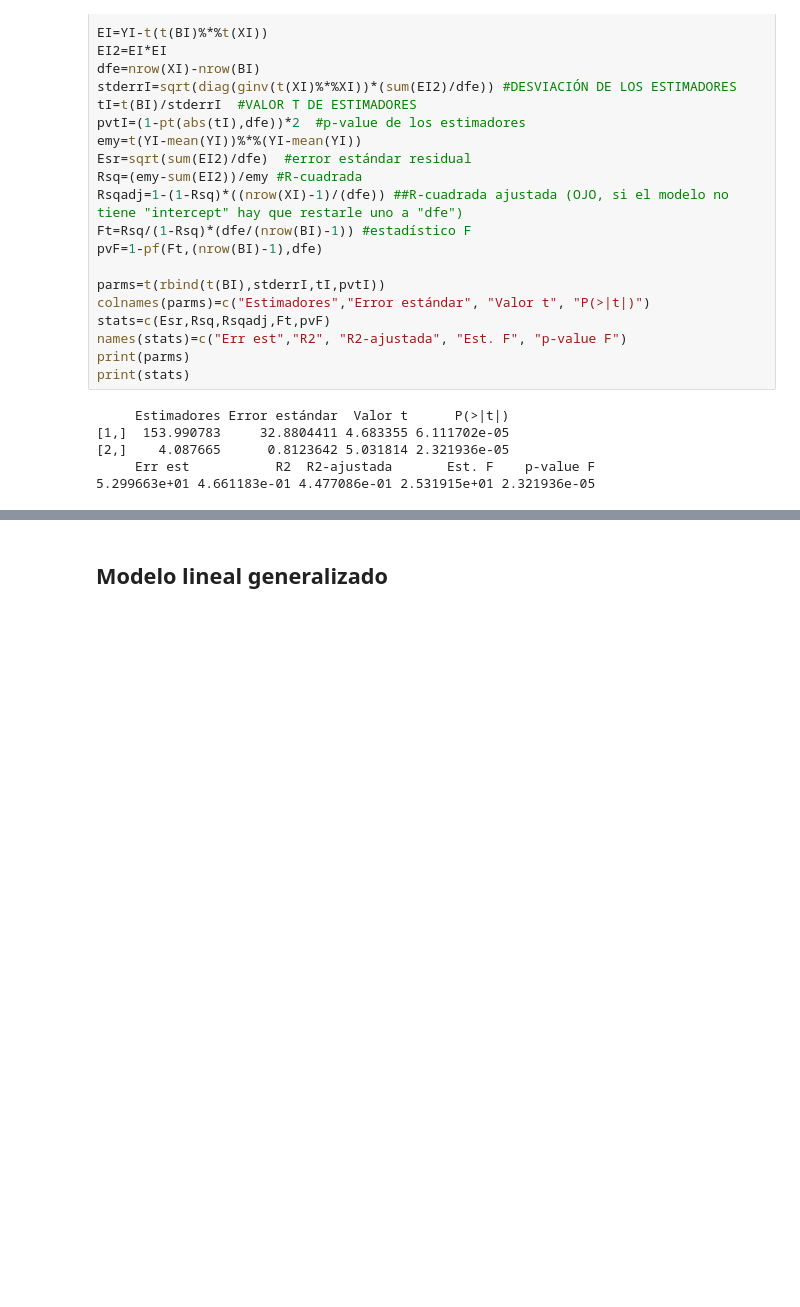
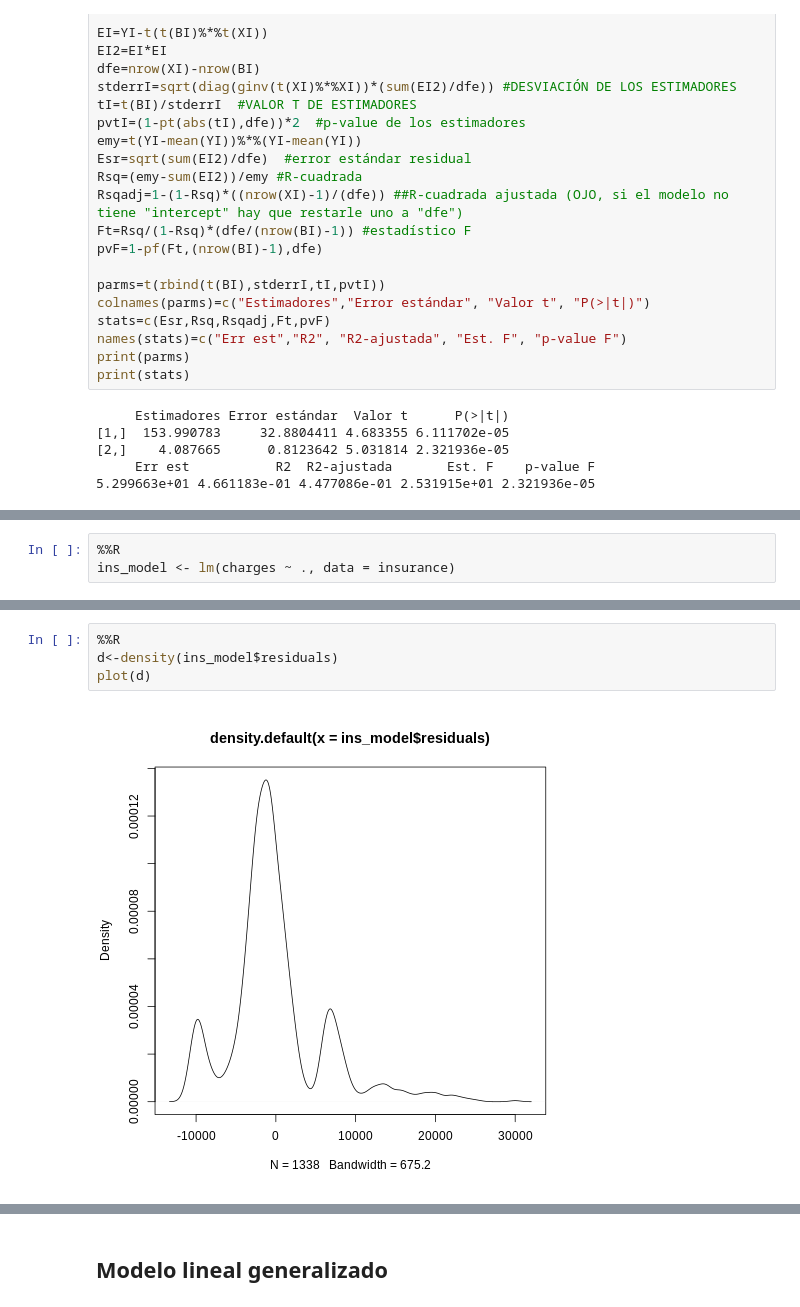
Before and after one commit to edgaryair1024/RtoLearn, a Jupyter notebook: M3.ipynb, the cells around one changed output, grey strips where cells are left out. Drawn from its saved outputs; the diff is of its cells as text; blank space fills up the shorter version.

```diff
--- a/M3.ipynb
+++ b/M3.ipynb
@@ -333,0 +377,3 @@ print(stats)
+# %%
+%%R
+ins_model <- lm(charges ~ ., data = insurance)
@@ -333,0 +401,6 @@ print(stats)
+# %%
+%%R
+d<-density(ins_model$residuals)
+plot(d)
+# %% [output]
+[figure, added]
```
Also changed, not shown: parts of 23 cells of this notebook.
